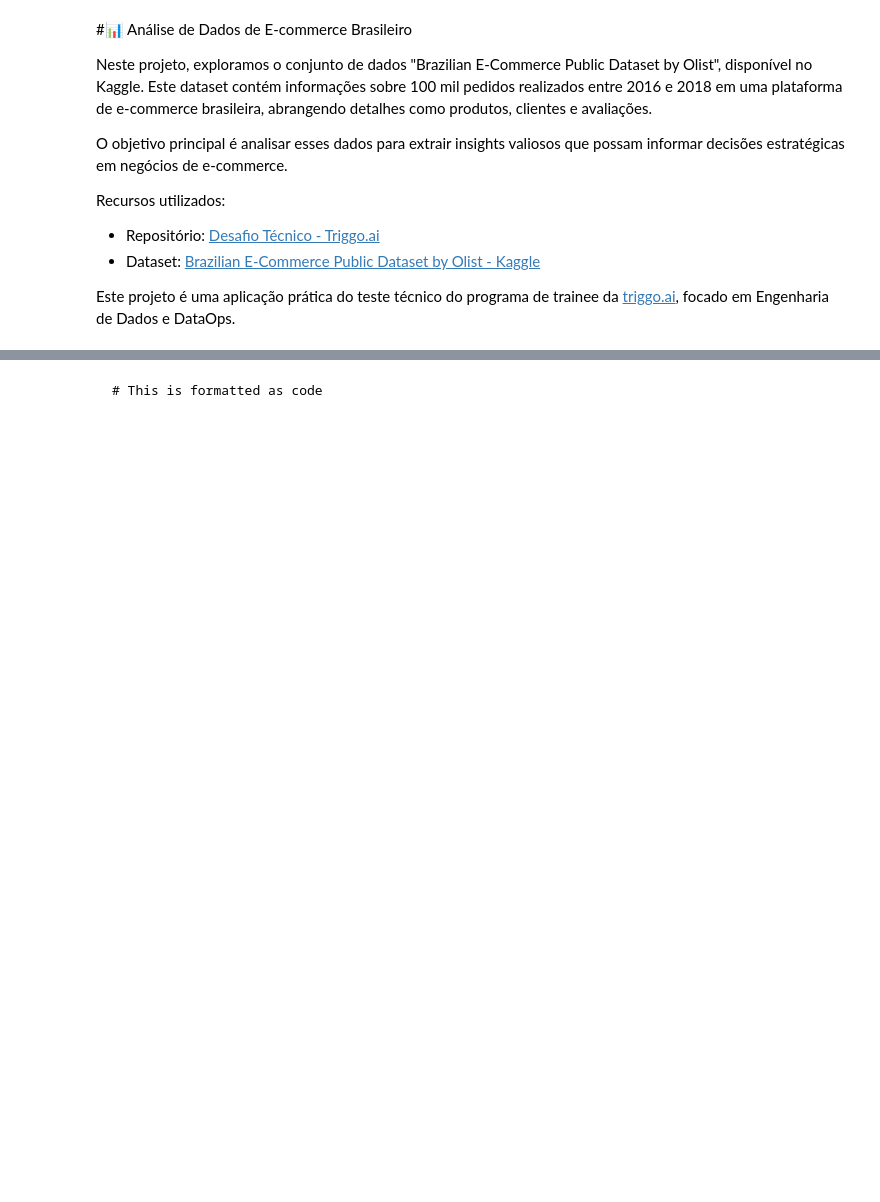
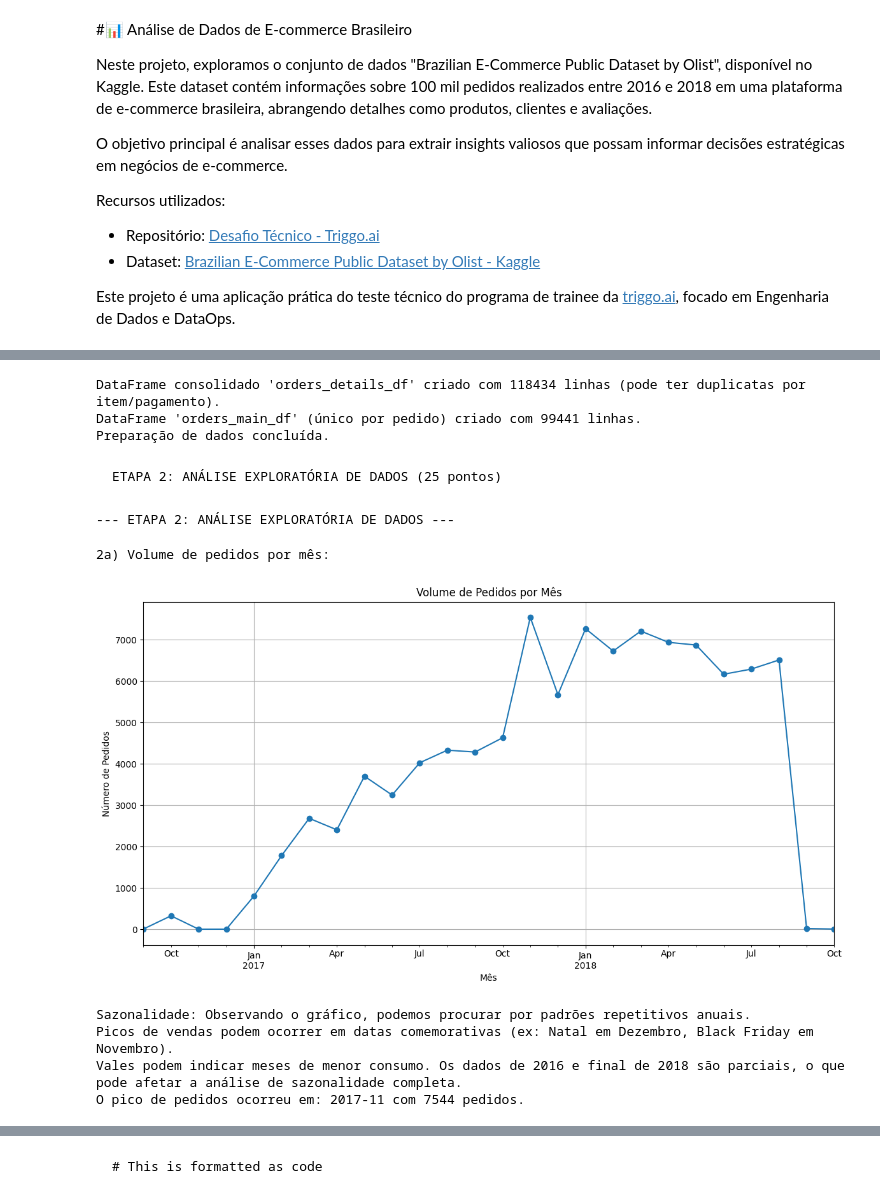
Before and after one commit to dede0702/Olist-E-Commerce-Data-Analysis, a Jupyter notebook: Brazilian_E_Commerce_Dataset_Olist.ipynb, the cells around one changed output, grey strips where cells are left out. Drawn from its saved outputs; the diff is of its cells as text; code cells hidden in the pictures; blank space fills up the shorter version.

````diff
--- a/Brazilian_E_Commerce_Dataset_Olist.ipynb
+++ b/Brazilian_E_Commerce_Dataset_Olist.ipynb
@@ -15,0 +107,7 @@ Este projeto é uma aplicação prática do teste técnico do programa de traine
+# %%
+# Limpeza e Conversão de Tipos em 'orders'
+orders.drop_duplicates(inplace=True)
+date_cols = ['order_purchase_timestamp', 'order_approved_at', 'order_delivered_carrier_date',
+             'order_delivered_customer_date', 'order_estimated_delivery_date']
+for col in date_cols:
+    orders[col] = pd.to_datetime(orders[col], errors='coerce') # errors='coerce' will turn unparseable dates into NaT
@@ -15,0 +182,65 @@ Este projeto é uma aplicação prática do teste técnico do programa de traine
+# %%
+# Lidando com múltiplas formas de pagamento para um mesmo pedido:
+# Se o merge com order_payments criou múltiplas linhas para o mesmo item de pedido (se um pedido tiver vários itens e vários pagamentos),
+# as análises de faturamento devem usar `order_items.price` e agregar.
+# O `df` atual pode ter linhas duplicadas se um pedido tiver múltiplos itens E/OU múltiplos pagamentos.
+# Vamos criar um `orders_main_df` que seja único por pedido para análises no nível do pedido.
+orders_main_df = orders.copy()
+orders_main_df = pd.merge(orders_main_df, order_value_agg, on='order_id', how='left')
+orders_main_df = pd.merge(orders_main_df, customers[['customer_id', 'customer_unique_id', 'customer_zip_code_prefix', 'customer_city', 'customer_state']], on='customer_id', how='left')
+orders_main_df = pd.merge(orders_main_df, avg_review_score_per_order, on='order_id', how='left')
+# Adicionar features de tempo calculadas anteriormente no 'orders'
+orders_main_df['delivery_time_days'] = (orders_main_df['order_delivered_customer_date'] - orders_main_df['order_purchase_timestamp']).dt.days
+orders_main_df['estimated_delivery_time_days'] = (orders_main_df['order_estimated_delivery_date'] - orders_main_df['order_purchase_timestamp']).dt.days
+orders_main_df['is_late'] = (orders_main_df['order_delivered_customer_date'] > orders_main_df['order_estimated_delivery_date']).astype(int)
+orders_main_df['estimated_vs_actual_delivery_days_diff'] = (orders_main_df['order_estimated_delivery_date'] - orders_main_df['order_delivered_customer_date']).dt.days
+orders_main_df['time_to_approve_days'] = (orders_main_df['order_approved_at'] - orders_main_df['order_purchase_timestamp']).dt.total_seconds() / (24 * 60 * 60)
+# %%
+# Para análises que envolvem detalhes de itens/produtos, usar 'df' (o mais granular).
+# Para análises a nível de pedido, usar 'orders_main_df'.
+orders_details_df = df.copy() # Renomeando df para clareza
+print(f"DataFrame consolidado 'orders_details_df' criado com {orders_details_df.shape[0]} linhas (pode ter duplicatas por item/pagamento).")
+print(f"DataFrame 'orders_main_df' (único por pedido) criado com {orders_main_df.shape[0]} linhas.")
+print("Preparação de dados concluída.")
+# %% [output]
+DataFrame consolidado 'orders_details_df' criado com 118434 linhas (pode ter duplicatas por item/pagamento).
+DataFrame 'orders_main_df' (único por pedido) criado com 99441 linhas.
+Preparação de dados concluída.
+# %% [markdown]
+
+
+```
+ETAPA 2: ANÁLISE EXPLORATÓRIA DE DADOS (25 pontos)
+```
+# %%
+print("\n--- ETAPA 2: ANÁLISE EXPLORATÓRIA DE DADOS ---")
+# %% [output]
+--- ETAPA 2: ANÁLISE EXPLORATÓRIA DE DADOS ---
+# %%
+# a) Qual o volume de pedidos por mês? Existe sazonalidade nas vendas?
+# Pandas: orders_main_df.groupby(pd.Grouper(key='order_purchase_timestamp', freq='M')).size()
+# SQL: SELECT strftime('%Y-%m', order_purchase_timestamp) as month_year, COUNT(order_id) FROM orders_main_df GROUP BY month_year;
+print("\n2a) Volume de pedidos por mês:")
+monthly_orders = orders_main_df.set_index('order_purchase_timestamp').resample('M')['order_id'].count()
+plt.figure(figsize=(14, 7))
+monthly_orders.plot(kind='line', marker='o')
+plt.title('Volume de Pedidos por Mês')
+plt.xlabel('Mês')
+plt.ylabel('Número de Pedidos')
+plt.grid(True)
+plt.show()
+print("Sazonalidade: Observando o gráfico, podemos procurar por padrões repetitivos anuais.")
+print("Picos de vendas podem ocorrer em datas comemorativas (ex: Natal em Dezembro, Black Friday em Novembro).")
+print("Vales podem indicar meses de menor consumo. Os dados de 2016 e final de 2018 são parciais, o que pode afetar a análise de sazonalidade completa.")
+# Verificando picos
+peak_month = monthly_orders.idxmax()
+peak_value = monthly_orders.max()
+print(f"O pico de pedidos ocorreu em: {peak_month.strftime('%Y-%m')} com {peak_value} pedidos.")
+# Para uma análise de sazonalidade mais robusta, seriam necessários mais anos de dados ou técnicas de decomposição de séries temporais.
+# %% [output]
+2a) Volume de pedidos por mês:
+[figure, added]
+Sazonalidade: Observando o gráfico, podemos procurar por padrões repetitivos anuais.
+Picos de vendas podem ocorrer em datas comemorativas (ex: Natal em Dezembro, Black Friday em Novembro).
+Vales podem indicar meses de menor consumo. Os dados de 2016 e final de 2018 são parciais, o que pode afetar a análise de sazonalidade completa.
+O pico de pedidos ocorreu em: 2017-11 com 7544 pedidos.
````
Also changed, not shown: parts of 35 cells of this notebook.
